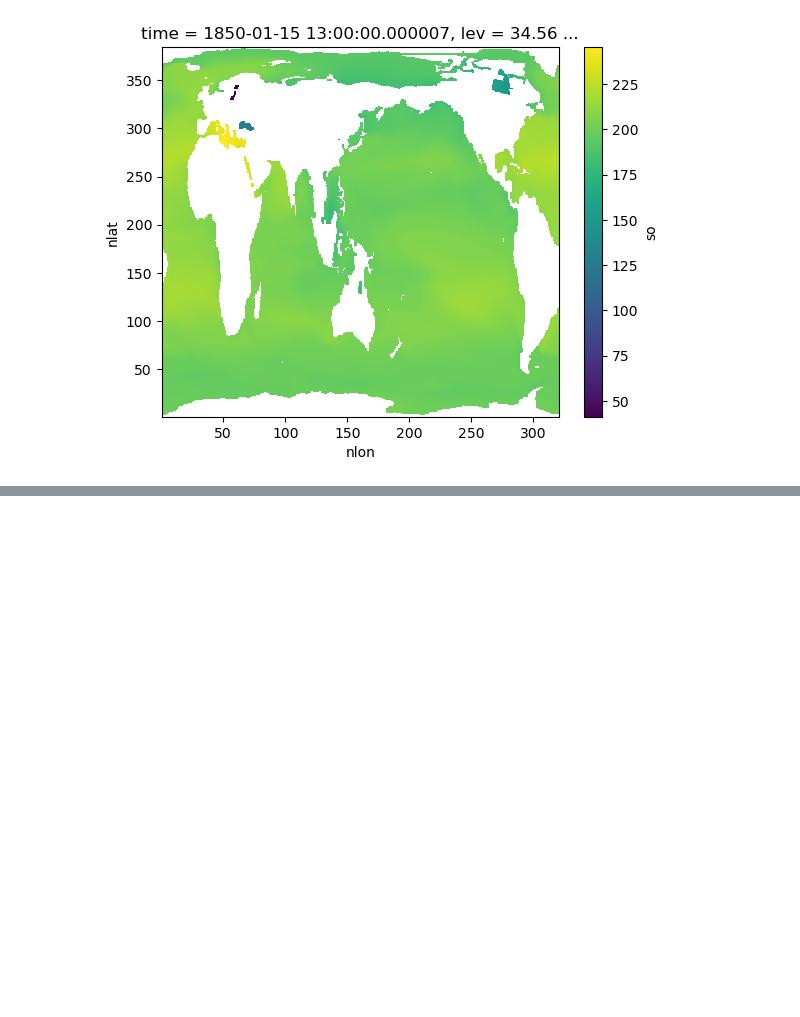
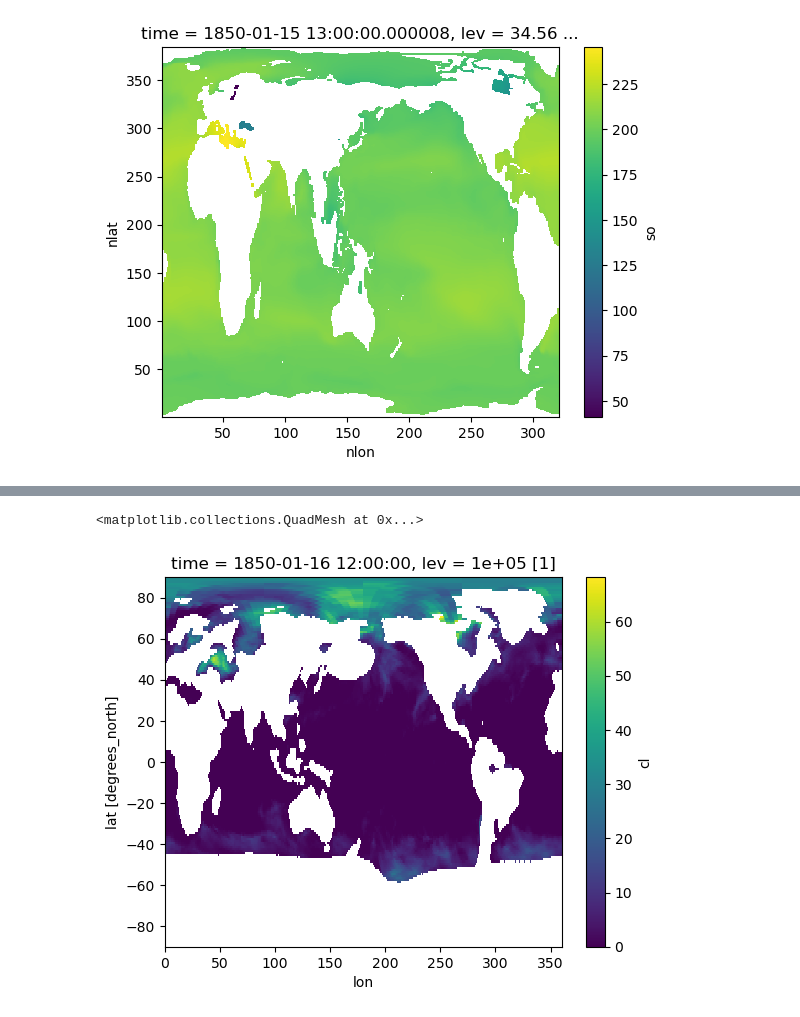
Before and after one commit to xCDAT/xcdat, a Jupyter notebook: docs/examples/regridding-vertical.ipynb, the cells around one changed output, grey strips where cells are left out. Drawn from its saved outputs; the diff is of its cells as text; code cells hidden in the pictures; blank space fills up the shorter version.

```diff
--- a/docs/examples/regridding-vertical.ipynb
+++ b/docs/examples/regridding-vertical.ipynb
@@ -138,0 +163,3 @@ output.so.isel(time=0).sel(lev=0, method="nearest").plot()
+# %%
+url2 = 'https://esgf-data2.llnl.gov/thredds/dodsC/user_pub_work/CMIP6/CMIP/E3SM-Project/E3SM-2-0/historical/r1i1p1f1/Amon/cl/gr/v20220830/cl_Amon_E3SM-2-0_historical_r1i1p1f1_gr_185001-189912.nc'
+ds2 = xcdat.open_dataset(url2, chunks={"time": 4})
@@ -138,0 +171,10 @@ output.so.isel(time=0).sel(lev=0, method="nearest").plot()
+# %%
+# Construct pressure on hybrid coordinate
+p0 = ds2.p0
+ps = ds2.ps
+b = ds2.b
+a = ds2.a
+pressure = a*p0 + b*ps
+# %%
+output_grid2 = xcdat.create_grid(lev=np.linspace(100000, 1, 13))
+output2 = ds2.regridder.vertical("cl", output_grid2, method="linear", target_data=pressure)
@@ -138,0 +183,5 @@ output.so.isel(time=0).sel(lev=0, method="nearest").plot()
+# %%
+output2.cl[0,0,:,:].plot()
+# %% [output]
+<matplotlib.collections.QuadMesh at 0x...>
+[figure, added]
```
Also changed, not shown: parts of 18 cells of this notebook, 1 other file.
